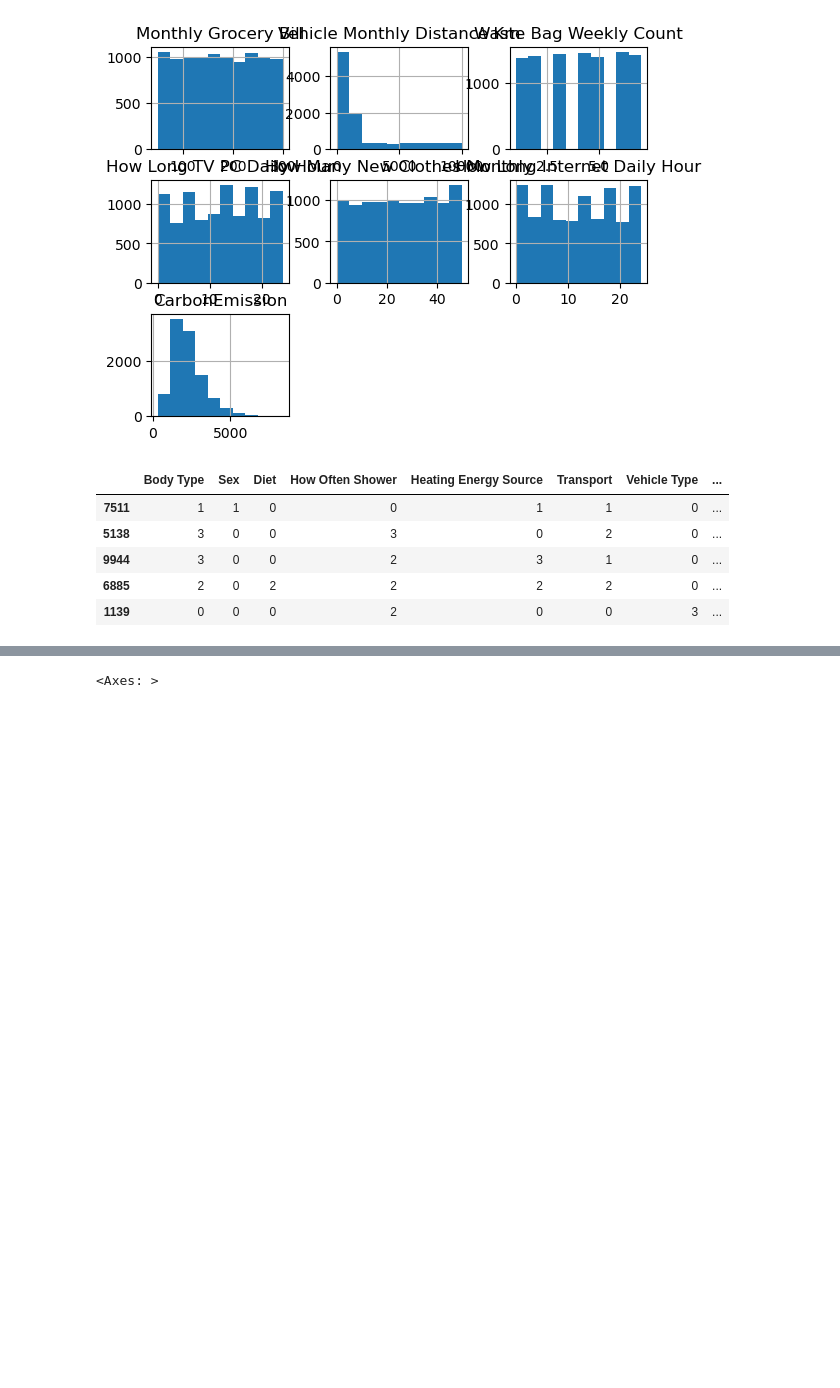
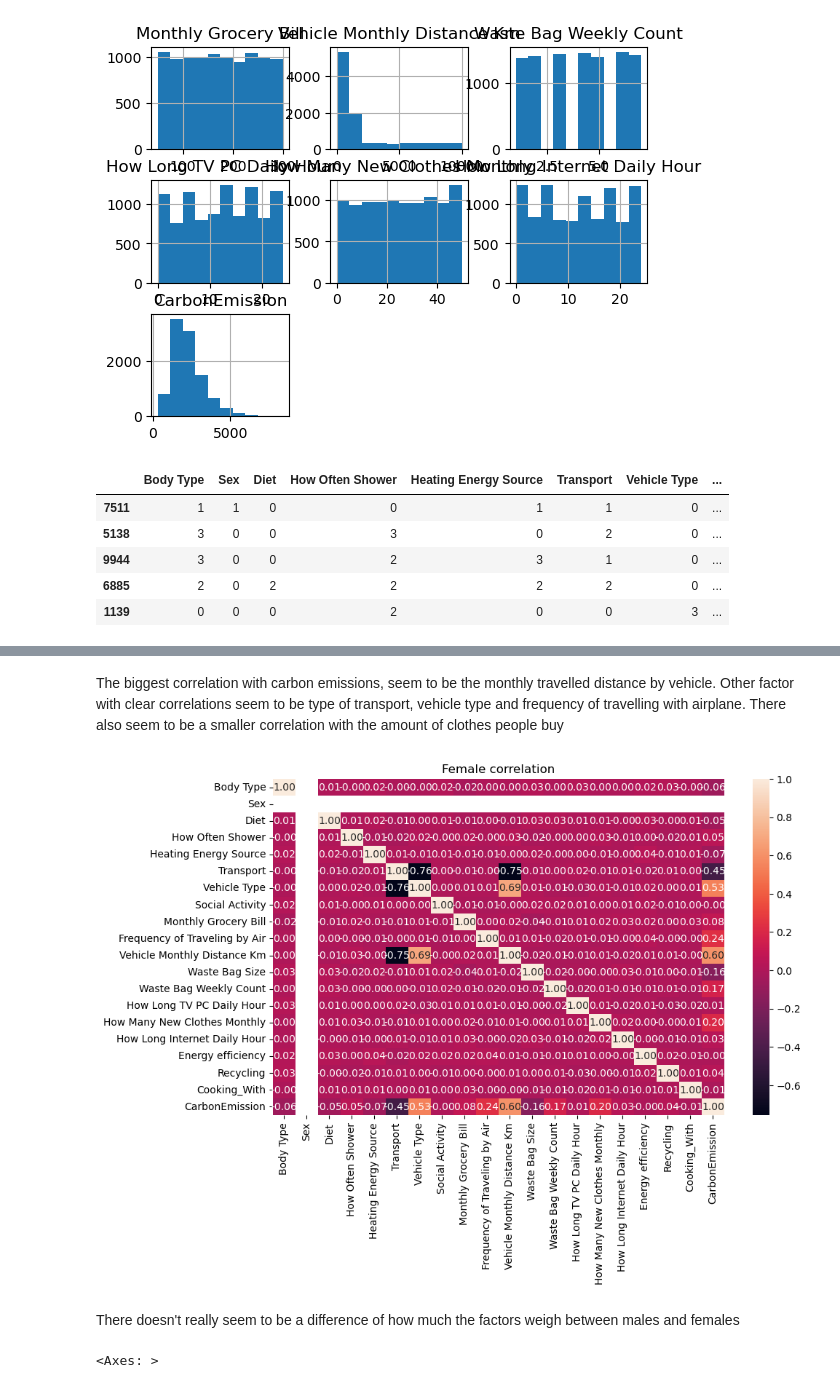
Before and after one commit to cph-oo221/Dat4-BI-Exam, a Jupyter notebook: Main.ipynb, the cells around one changed output, grey strips where cells are left out. Drawn from its saved outputs; the diff is of its cells as text; code cells hidden in the pictures; blank space fills up the shorter version.

```diff
--- a/Main.ipynb
+++ b/Main.ipynb
@@ -194,0 +218,3 @@ plt.show()
+# %%
+df_female = df_numeric[df_numeric['Sex'] == 0]
+df_female
@@ -195,3 +245,14 @@ plt.show()
+# %% [markdown]
+The biggest correlation with carbon emissions, seem to be the monthly travelled distance by vehicle. Other factor with clear correlations seem to be type of transport, vehicle type and frequency of travelling with airplane. There also seem to be a smaller correlation with the amount of clothes people buy
+# %%
+plt.figure(figsize=(10,6))
+sns.heatmap(df_female_corr, annot=True, fmt=".2f")
+plt.title('Female correlation')
+plt.show()
+# %% [output]
+[figure, added]
+# %% [markdown]
+There doesn't really seem to be a difference of how much the factors weigh between males and females
 # %%
 df_numeric.plot.box()
 # %% [output]
```
Also changed, not shown: parts of 17 cells of this notebook.
